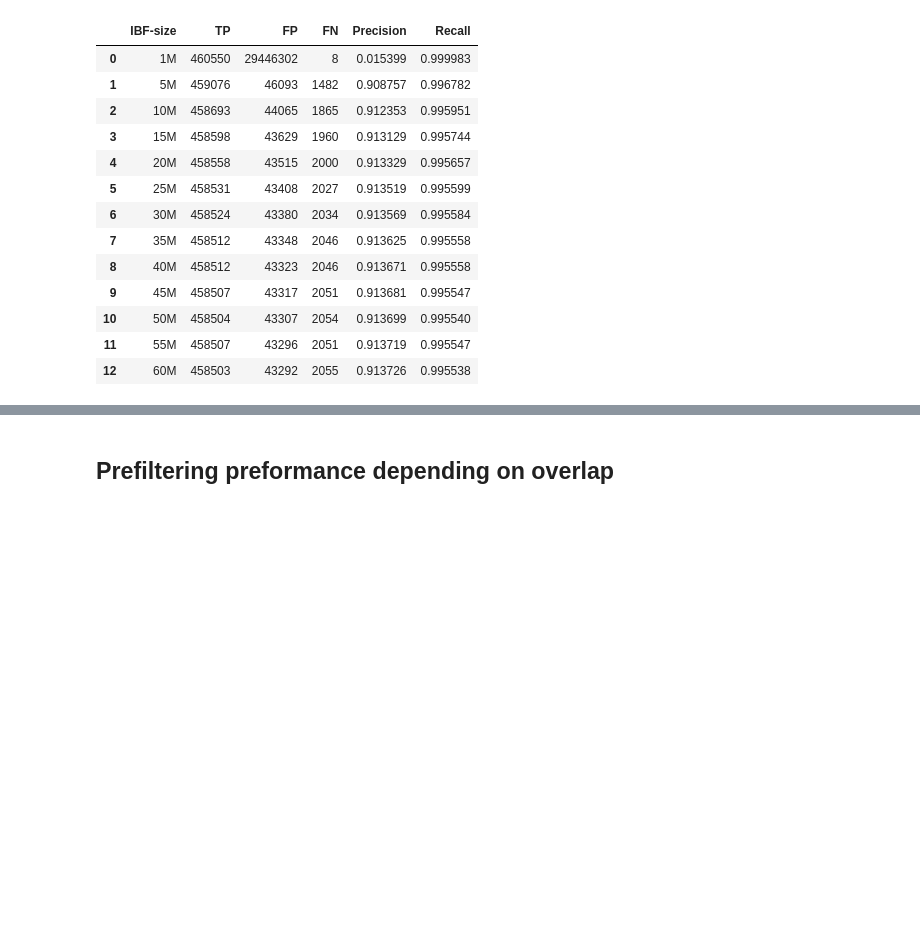
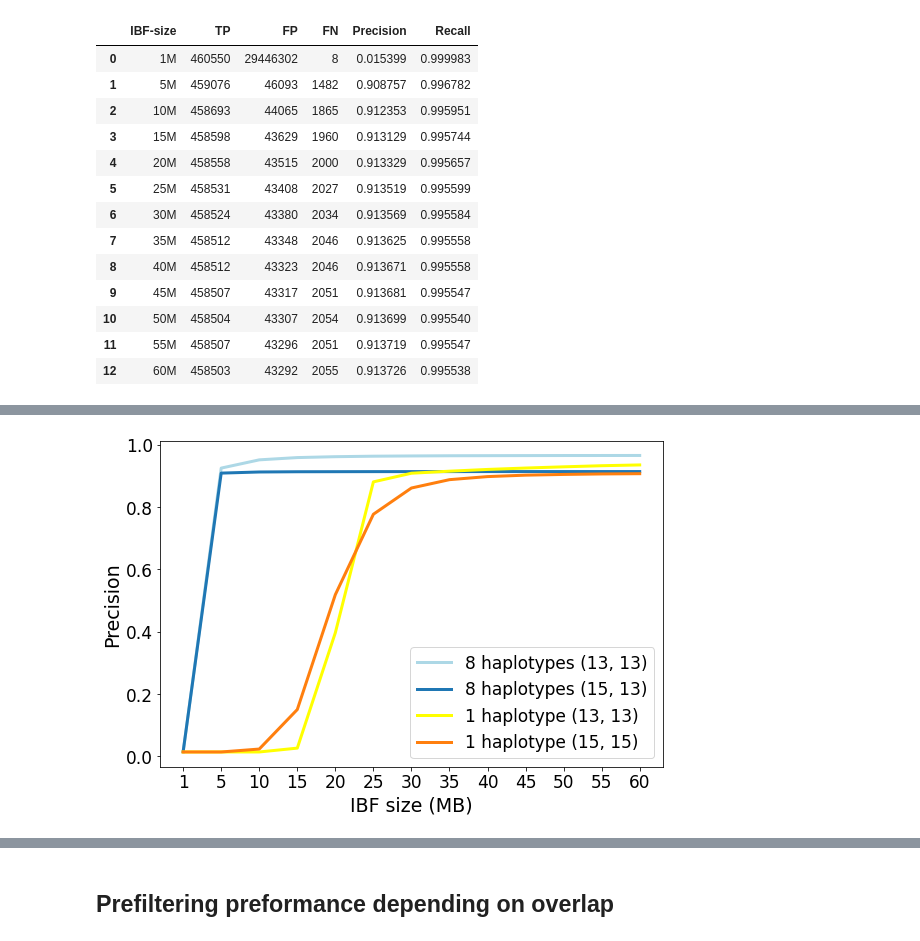
Before and after one commit to eaasna/test-DREAM-stellar, a Jupyter notebook: valik-parameters/scripts/Assess accuracy.ipynb, the cells around one changed output, grey strips where cells are left out. Saved outputs shown, nothing was run; the diff lists cells and outputs as text; code cells hidden in the pictures; blank space fills up the shorter version.

```diff
--- a/valik-parameters/scripts/Assess accuracy.ipynb
+++ b/valik-parameters/scripts/Assess accuracy.ipynb
@@ -164,0 +208,3 @@ res1
+# %%
+kmer8 = pd.read_csv("../" + size_workdirs[3] + "/search_accuracy.tsv", sep="\t")
+kmer8
@@ -165 +234,17 @@ res1
+# %%
+plt.plot(X, m13, label = "8 haplotypes (13, 13)", linewidth=3, color = "lightblue")
+plt.plot(X, m15, label = "8 haplotypes (15, 13)", linewidth=3)
+
+plt.plot(X, s13, label = "1 haplotype (13, 13)", linewidth=3, color = "yellow")
+plt.plot(X, s15, label = "1 haplotype (15, 15)", linewidth=3)
+
+#plt.title('The effect of IBF size on filtering accuracy', size = 20)
+plt.xlabel('IBF size (MB)')
+plt.ylabel('Precision')
+plt.legend()
+#plt.xlim([0.01, 0.07])
+plt.savefig("../IBF_size_all.png", dpi = 140)
+plt.show()
+# %% [output]
+[figure, added]
 # %%
```
Also changed, not shown: parts of 20 cells of this notebook, 29 other files.
